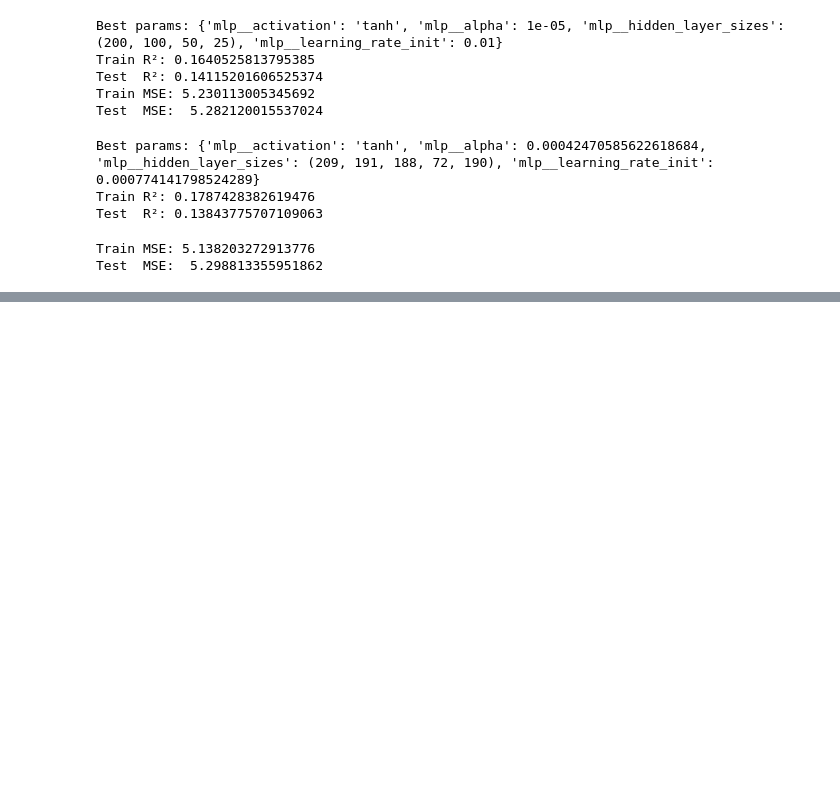
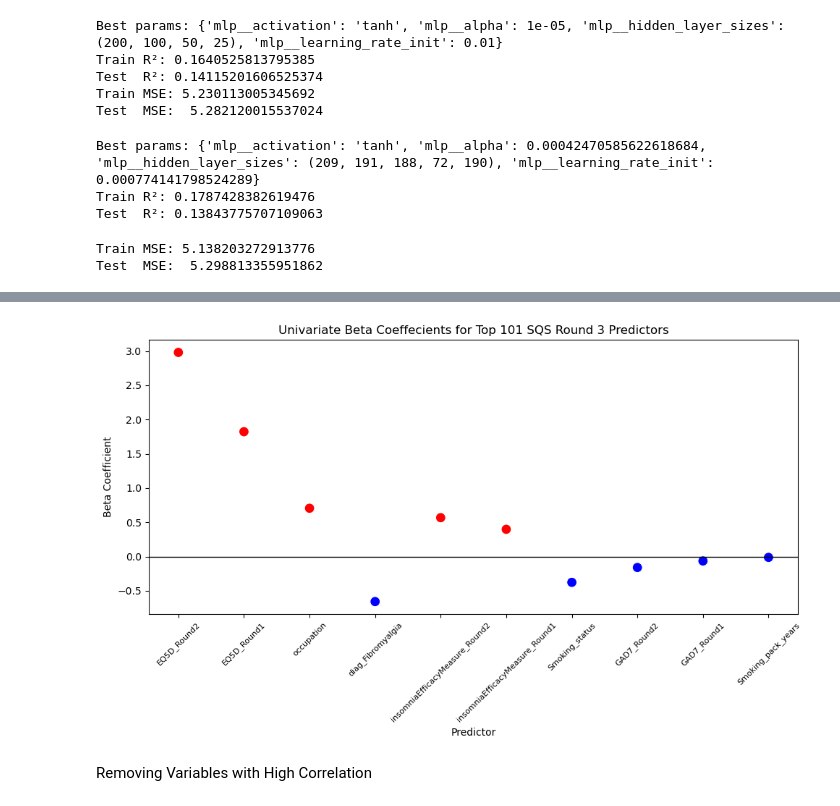
Before and after one commit to aabbylam/hda-project, a Jupyter notebook: rq1/insomnia.ipynb, the cells around one changed output, grey strips where cells are left out. Cells and saved outputs as stored; diff of their text form; code cells hidden in the pictures; blank space fills up the shorter version.

Commit message:
insomnia round 3

```diff
--- a/rq1/insomnia.ipynb
+++ b/rq1/insomnia.ipynb
@@ -939,0 +988,9 @@ Test  MSE:  5.298813355951862
+# %%
+sqs_corr=predictors.corr()['insomniaEfficacyMeasure_Round3'].drop('insomniaEfficacyMeasure_Round3')
+corr_df = sqs_corr.to_frame(name='Correlation')
+corr_df['Abs_Correlation']=corr_df['Correlation'].abs()
+corr_df = corr_df.sort_values(by='Abs_Correlation', ascending=False)
+corr_df = corr_df.reset_index().rename(columns={'index':'Predictor'})
+
+sqs_corr = corr_df
+print(sqs_corr)
@@ -939,0 +1047,30 @@ Test  MSE:  5.298813355951862
+# %%
+## Plot
+
+univariate_sqs_df['Abs_Beta']=univariate_sqs_df['Beta Coefficient'].abs()
+df_plot=univariate_sqs_df.sort_values(by='Abs_Beta', ascending=False)
+df_plot['col']=df_plot['Beta Coefficient'].apply(lambda x: 'Positive' if x > 0 else 'Negative')
+palette={'Positive': 'red','Negative': 'blue'}
+plt.figure(figsize=(10,6))
+sns.scatterplot(
+    data=df_plot,
+    y='Beta Coefficient',
+    x='Predictor',
+    hue='col',
+    palette=palette,
+    s=100,
+    legend=False
+)
+
+plt.axhline(y=0, color='black', linewidth=1)
+
+plt.title('Univariate Beta Coeffecients for Top 101 SQS Round 3 Predictors')
+plt.xlabel('Predictor')
+plt.xticks(fontsize=8, rotation=45)
+plt.ylabel('Beta Coefficient')
+plt.tight_layout()
+plt.show()
+# %% [output]
+[figure, added]
+# %% [markdown]
+Removing Variables with High Correlation
```
Also changed, not shown: parts of 10 cells of this notebook.
